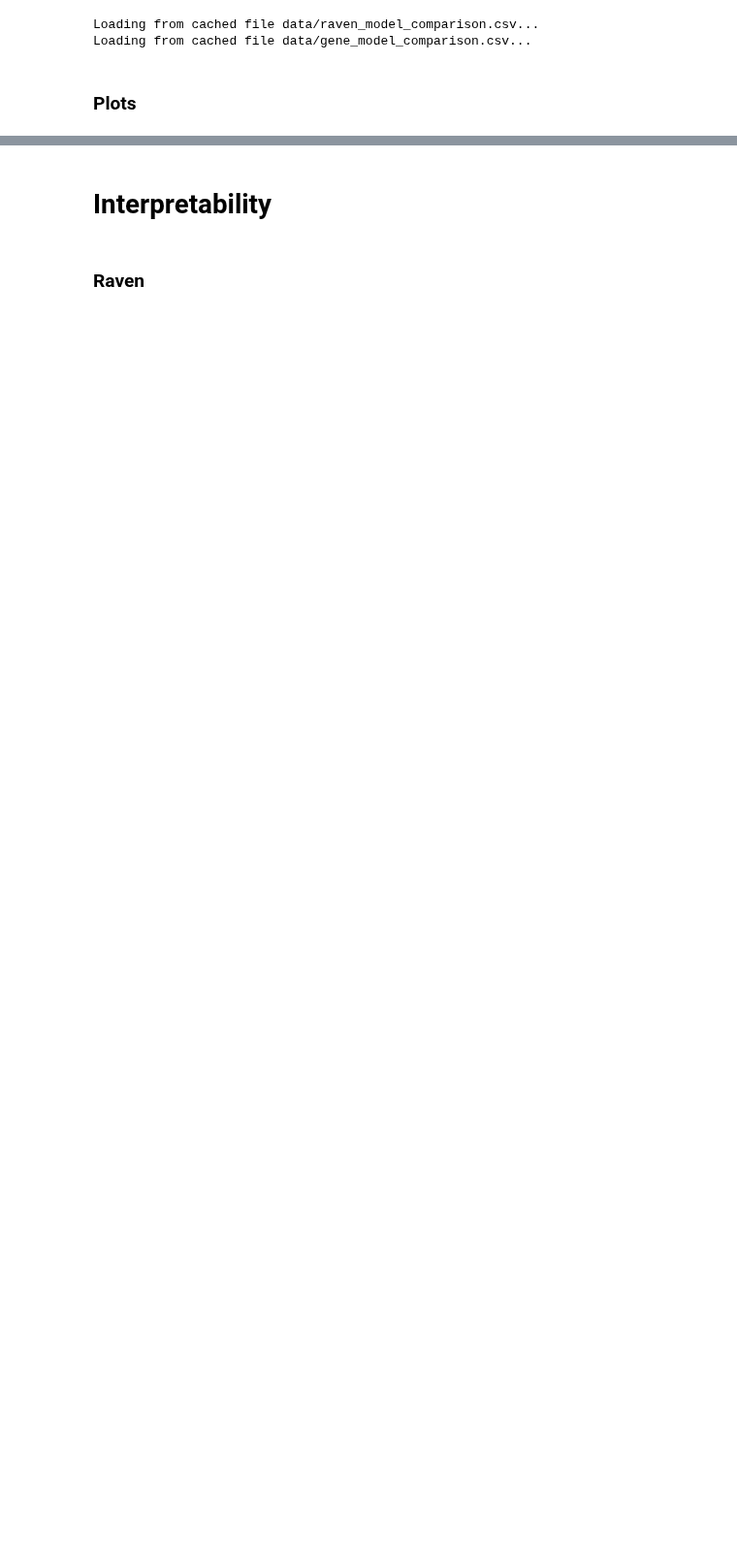
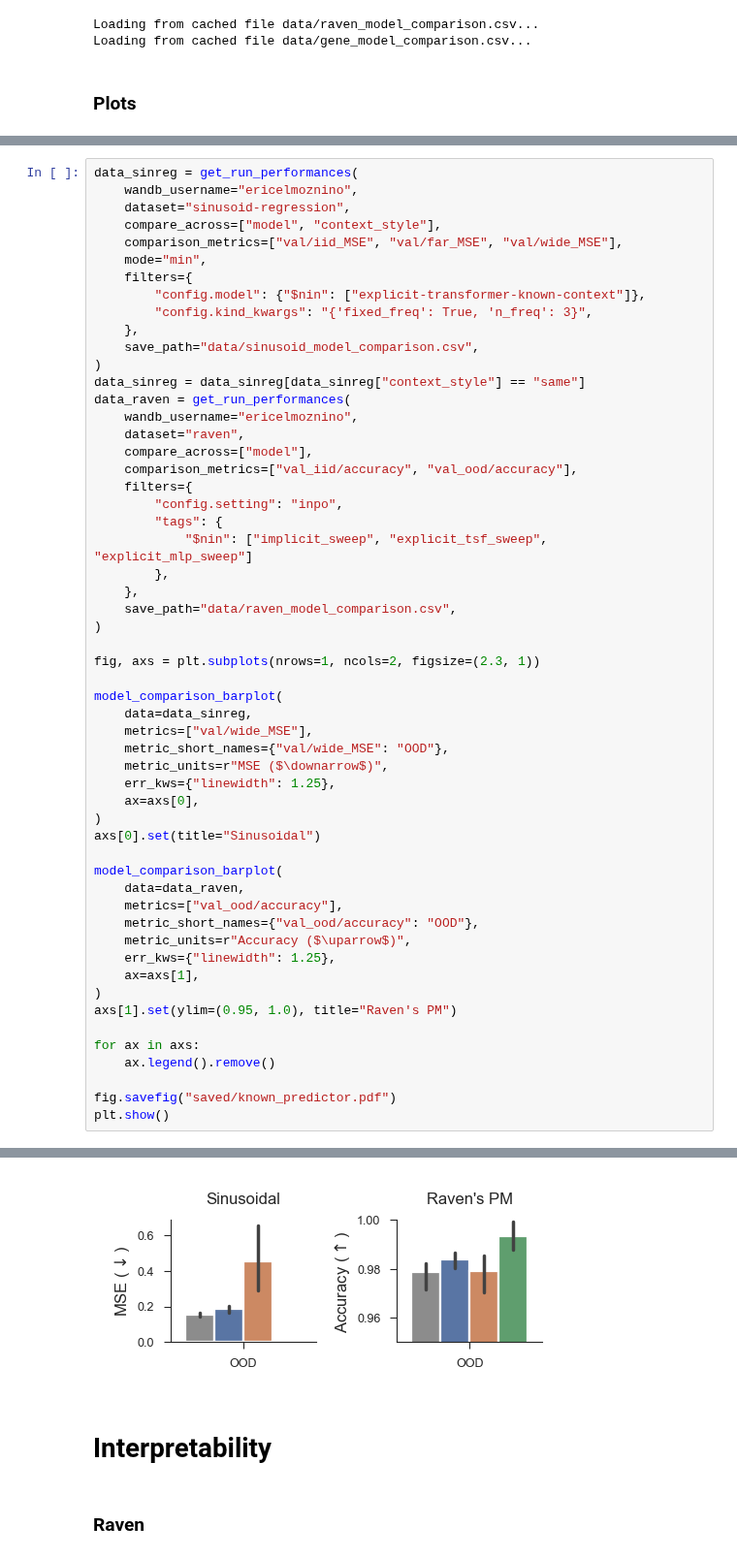
Before and after one commit to EricElmoznino/explicit_implicit_icl, a Jupyter notebook: notebooks/paper/figures.ipynb, the cells around one changed output, grey strips where cells are left out. Shown at 97% size. Cells and saved outputs as stored; diff of their text form; blank space fills up the shorter version.

```diff
--- a/notebooks/paper/figures.ipynb
+++ b/notebooks/paper/figures.ipynb
@@ -554,0 +556,56 @@ plt.show()
+# %%
+data_sinreg = get_run_performances(
+    wandb_username="ericelmoznino",
+    dataset="sinusoid-regression",
+    compare_across=["model", "context_style"],
+    comparison_metrics=["val/iid_MSE", "val/far_MSE", "val/wide_MSE"],
+    mode="min",
+    filters={
+        "config.model": {"$nin": ["explicit-transformer-known-context"]},
+        "config.kind_kwargs": "{'fixed_freq': True, 'n_freq': 3}",
+    },
+    save_path="data/sinusoid_model_comparison.csv",
+)
+data_sinreg = data_sinreg[data_sinreg["context_style"] == "same"]
+data_raven = get_run_performances(
+    wandb_username="ericelmoznino",
+    dataset="raven",
+    compare_across=["model"],
+    comparison_metrics=["val_iid/accuracy", "val_ood/accuracy"],
+    filters={
+        "config.setting": "inpo",
+        "tags": {
+            "$nin": ["implicit_sweep", "explicit_tsf_sweep", "explicit_mlp_sweep"]
+        },
+    },
+    save_path="data/raven_model_comparison.csv",
+)
+
+fig, axs = plt.subplots(nrows=1, ncols=2, figsize=(2.3, 1))
+
+model_comparison_barplot(
+    data=data_sinreg,
+    metrics=["val/wide_MSE"],
+    metric_short_names={"val/wide_MSE": "OOD"},
+    metric_units=r"MSE ($\downarrow$)",
+    err_kws={"linewidth": 1.25},
+    ax=axs[0],
+)
+axs[0].set(title="Sinusoidal")
+
+model_comparison_barplot(
+    data=data_raven,
+    metrics=["val_ood/accuracy"],
+    metric_short_names={"val_ood/accuracy": "OOD"},
+    metric_units=r"Accuracy ($\uparrow$)",
+    err_kws={"linewidth": 1.25},
+    ax=axs[1],
+)
+axs[1].set(ylim=(0.95, 1.0), title="Raven's PM")
+
+for ax in axs:
+    ax.legend().remove()
+
+fig.savefig("saved/known_predictor.pdf")
+plt.show()
+# %% [output]
@@ -555,3 +614,4 @@ plt.show()
+[figure, added]
 # %% [markdown]
 # Interpretability
 # %% [markdown]
```
Also changed, not shown: parts of 10 cells of this notebook, 8 other files.
